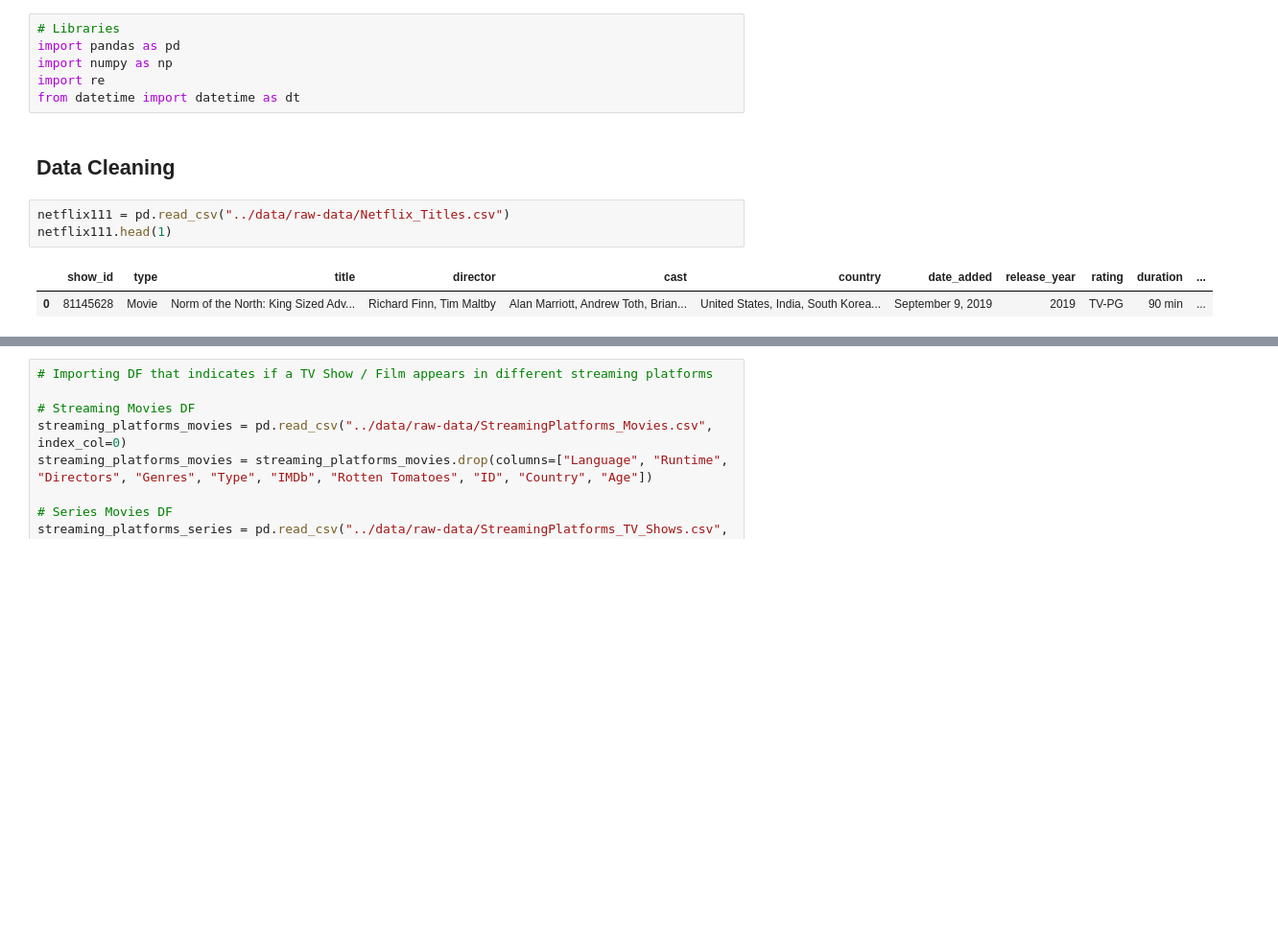
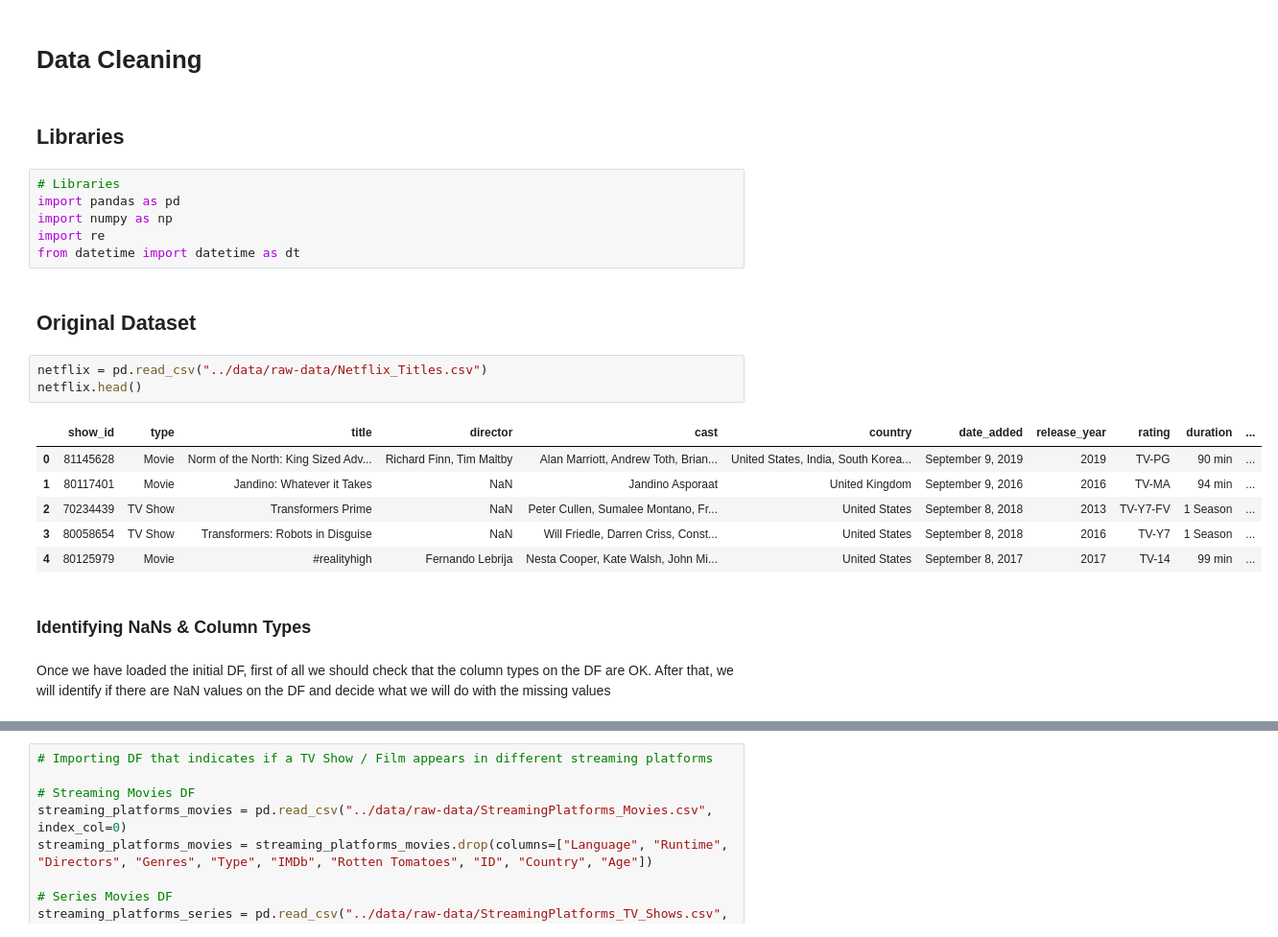
Before and after one commit to VictorLJay/Netflix-Analysis, a Jupyter notebook: your-project/1. data-cleaning.ipynb, the cells around one changed output, grey strips where cells are left out. Shown at 96% size. Drawn from its saved outputs; the diff is of its cells as text; blank space fills up the shorter version.

```diff
--- a/your-project/1. data-cleaning.ipynb
+++ b/your-project/1. data-cleaning.ipynb
@@ -1,14 +1,26 @@
+# %% [markdown]
+# Data Cleaning
+# %% [markdown]
+## Libraries
 # %%
 # Libraries
 import pandas as pd
 import numpy as np
 import re
 from datetime import datetime as dt
-# %% [markdown]
-## Data Cleaning
+# %% [markdown]
+## Original Dataset
 # %%
-netflix111 = pd.read_csv("../data/raw-data/Netflix_Titles.csv")
-netflix111.head(1)
+netflix = pd.read_csv("../data/raw-data/Netflix_Titles.csv")
+netflix.head()
 # %% [output]
 |  | show_id | type | title | director | cast | country | date_added | release_year | rating | duration | ... |
 | 0 | 81145628 | Movie | Norm of the North: King Sized Adv... | Richard Finn, Tim Maltby | Alan Marriott, Andrew Toth, Brian... | United States, India, South Korea... | September 9, 2019 | 2019 | TV-PG | 90 min | ... |
+| 1 | 80117401 | Movie | Jandino: Whatever it Takes | NaN | Jandino Asporaat | United Kingdom | September 9, 2016 | 2016 | TV-MA | 94 min | ... |
+| 2 | 70234439 | TV Show | Transformers Prime | NaN | Peter Cullen, Sumalee Montano, Fr... | United States | September 8, 2018 | 2013 | TV-Y7-FV | 1 Season | ... |
+| 3 | 80058654 | TV Show | Transformers: Robots in Disguise | NaN | Will Friedle, Darren Criss, Const... | United States | September 8, 2018 | 2016 | TV-Y7 | 1 Season | ... |
+| 4 | 80125979 | Movie | #realityhigh | Fernando Lebrija | Nesta Cooper, Kate Walsh, John Mi... | United States | September 8, 2017 | 2017 | TV-14 | 99 min | ... |
+# %% [markdown]
+### Identifying NaNs & Column Types
+# %% [markdown]
+Once we have loaded the initial DF, first of all we should check that the column types on the DF are OK. After that, we will identify if there are NaN values on the DF and decide what we will do with the missing values
```
Also changed, not shown: parts of 24 cells of this notebook, 2 other files.
